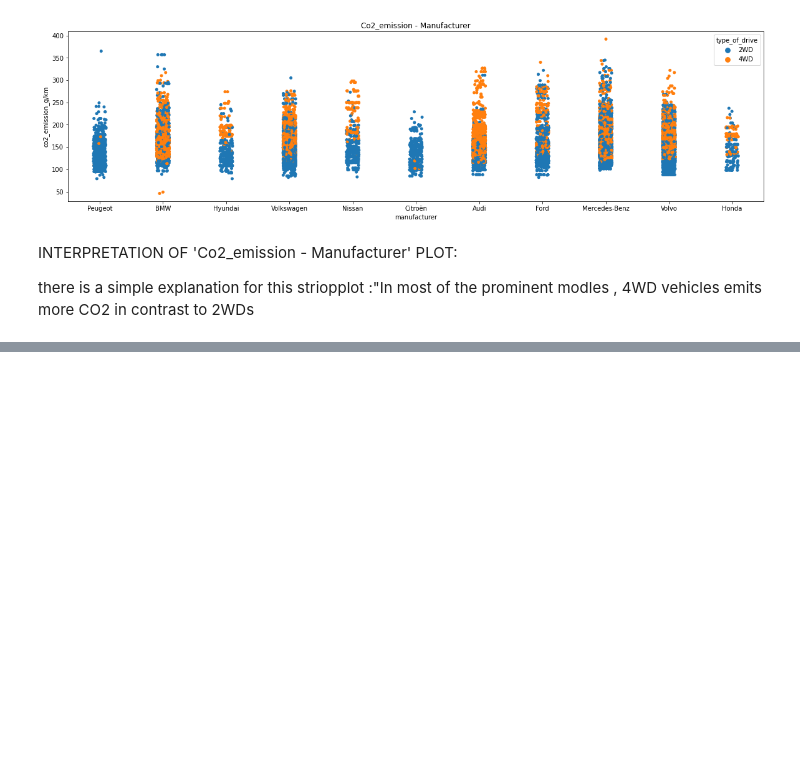
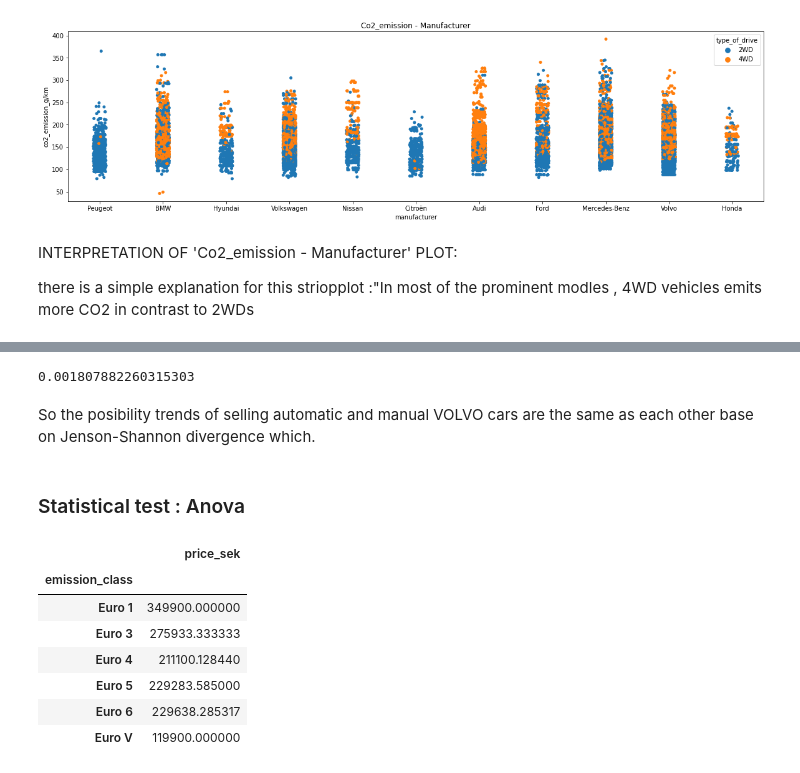
Before and after one commit to javadbazargan/EDA_statistical_tests_on_used_cars, a Jupyter notebook: eda_sta_used_car.ipynb, the cells around one changed output, grey strips where cells are left out. Saved outputs shown, nothing was run; the diff lists cells and outputs as text; code cells hidden in the pictures; blank space fills up the shorter version.

```diff
--- a/eda_sta_used_car.ipynb
+++ b/eda_sta_used_car.ipynb
@@ -524,0 +511,27 @@ So the posibility trends of selling automatic and manual VOLVO cars are the same
+# %%
+
+
+mcount , mdevision = np.histogram(m , bins = 50)
+acount , adevision = np.histogram(a  , bins = 50)
+
+
+js(mcount , acount)
+# %% [output]
+0.001807882260315303
+# %% [markdown]
+
+
+So the posibility trends of selling automatic and manual VOLVO cars are the same as each other base on Jenson-Shannon divergence which.
+# %% [markdown]
+### Statistical test : Anova
+# %%
+volvo[['price_sek'  ,'emission_class']].groupby('emission_class').mean()
+# %% [output]
+|  | price_sek |
+| emission_class |  |
+| Euro 1 | 349900.000000 |
+| Euro 3 | 275933.333333 |
+| Euro 4 | 211100.128440 |
+| Euro 5 | 229283.585000 |
+| Euro 6 | 229638.285317 |
+| Euro V | 119900.000000 |
```
Also changed, not shown: parts of 18 cells of this notebook.
